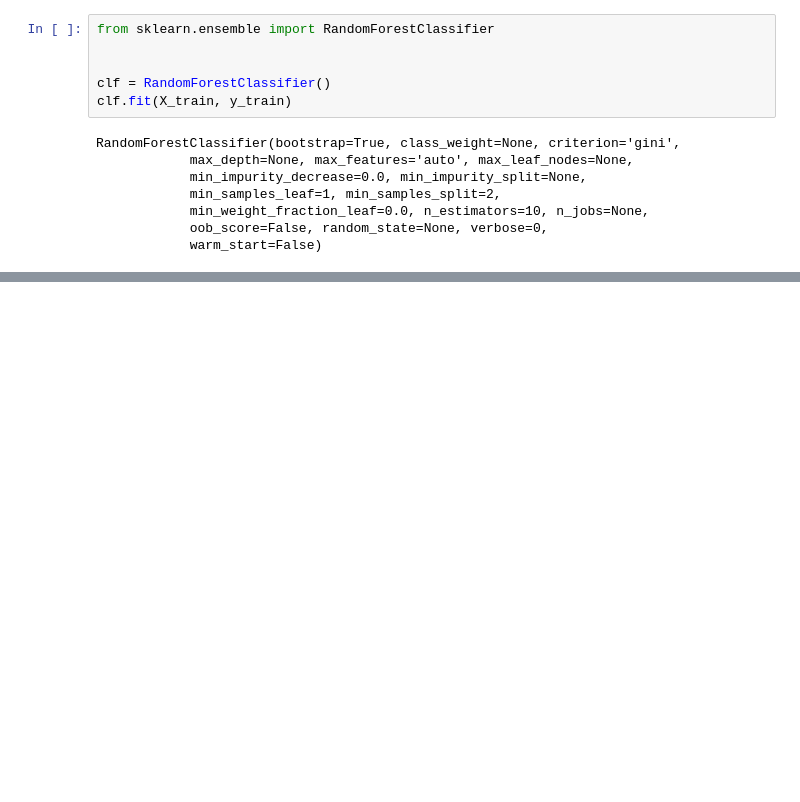
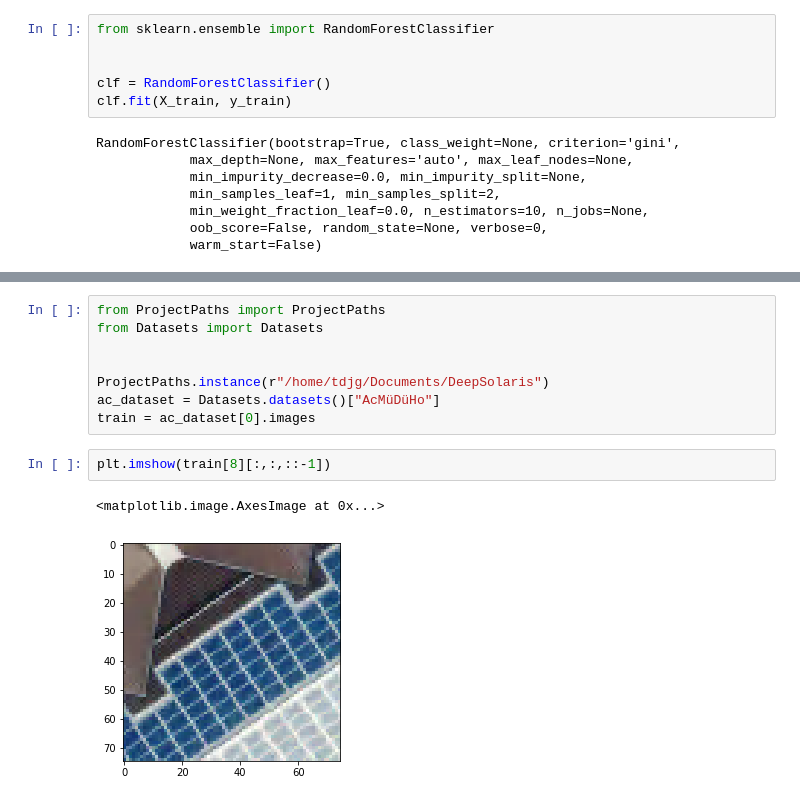
Before and after one commit to thinkpractice/DeepSolaris, a Jupyter notebook: PixelDetection.ipynb, the cells around one changed output, grey strips where cells are left out. Cells and saved outputs as stored; diff of their text form; blank space fills up the shorter version.

Commit message:
Added Aachen dataset

```diff
--- a/PixelDetection.ipynb
+++ b/PixelDetection.ipynb
@@ -177,0 +161,13 @@ plt.imshow(prediction_image)
+# %%
+from ProjectPaths import ProjectPaths
+from Datasets import Datasets
+
+
+ProjectPaths.instance(r"/home/tdjg/Documents/DeepSolaris")
+ac_dataset = Datasets.datasets()["AcMüDüHo"]
+train = ac_dataset[0].images
+# %%
+plt.imshow(train[8][:,:,::-1])
+# %% [output]
+<matplotlib.image.AxesImage at 0x...>
+[figure, added]
```
Also changed, not shown: parts of 8 cells of this notebook.
